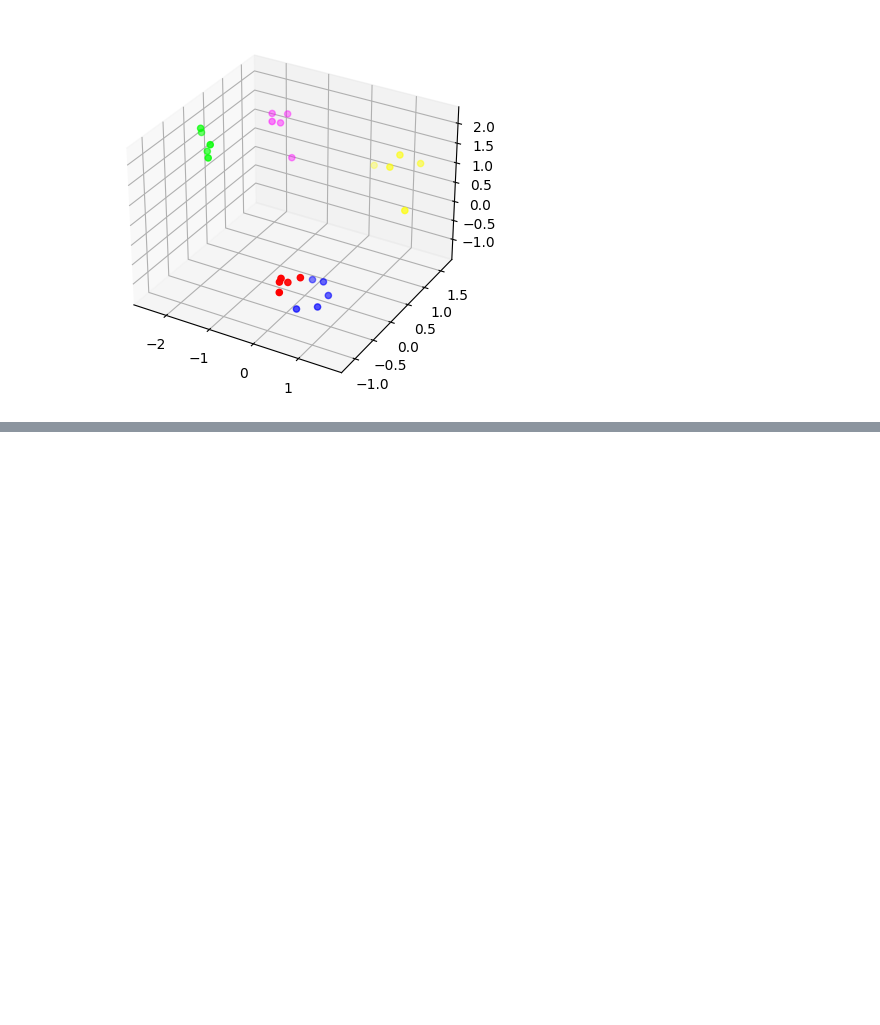
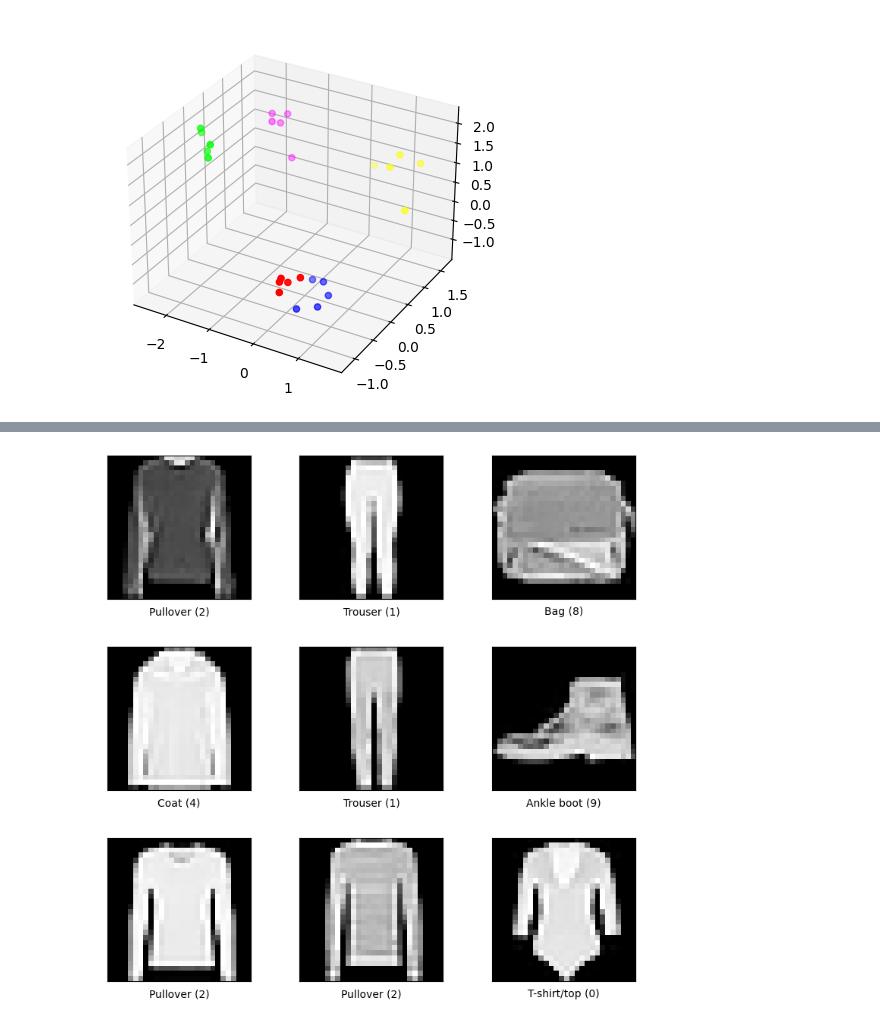
Before and after one commit to GitGood2000/114M_AI_SEM2, a Jupyter notebook: LAB_01/Lab01.ipynb, the cells around one changed output, grey strips where cells are left out. Saved outputs shown, nothing was run; the diff lists cells and outputs as text; code cells hidden in the pictures; blank space fills up the shorter version.

```diff
--- a/LAB_01/Lab01.ipynb
+++ b/LAB_01/Lab01.ipynb
@@ -445,0 +461,14 @@ plt.show()
+# %%
+import os
+import timm
+import tensorflow as tf
+import tensorflow_datasets as tfds
+import albumentations as A
+import albumentations.pytorch as Ap
+
+#tfds.list_builders()
+ds, ds_info = tfds.load('fashion_mnist', split='train', with_info=True)
+# %%
+fig = tfds.show_examples(ds, ds_info)
+# %% [output]
+[figure, added]
```
Also changed, not shown: parts of 7 cells of this notebook.
